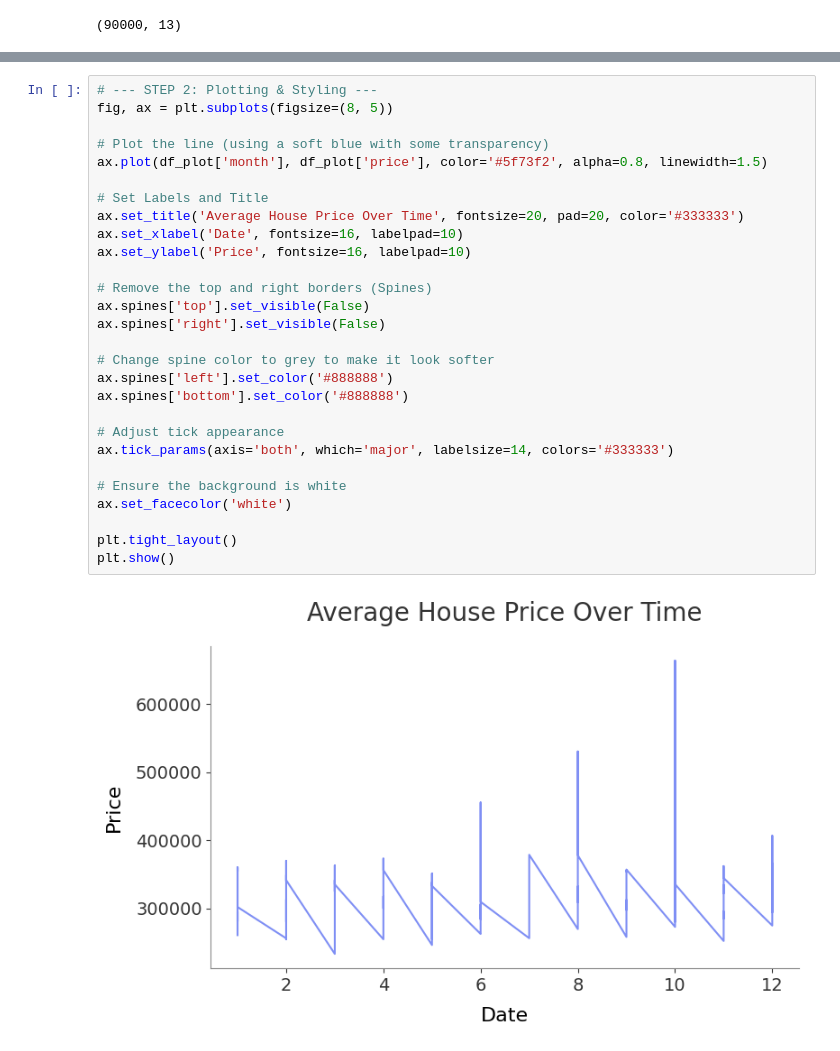
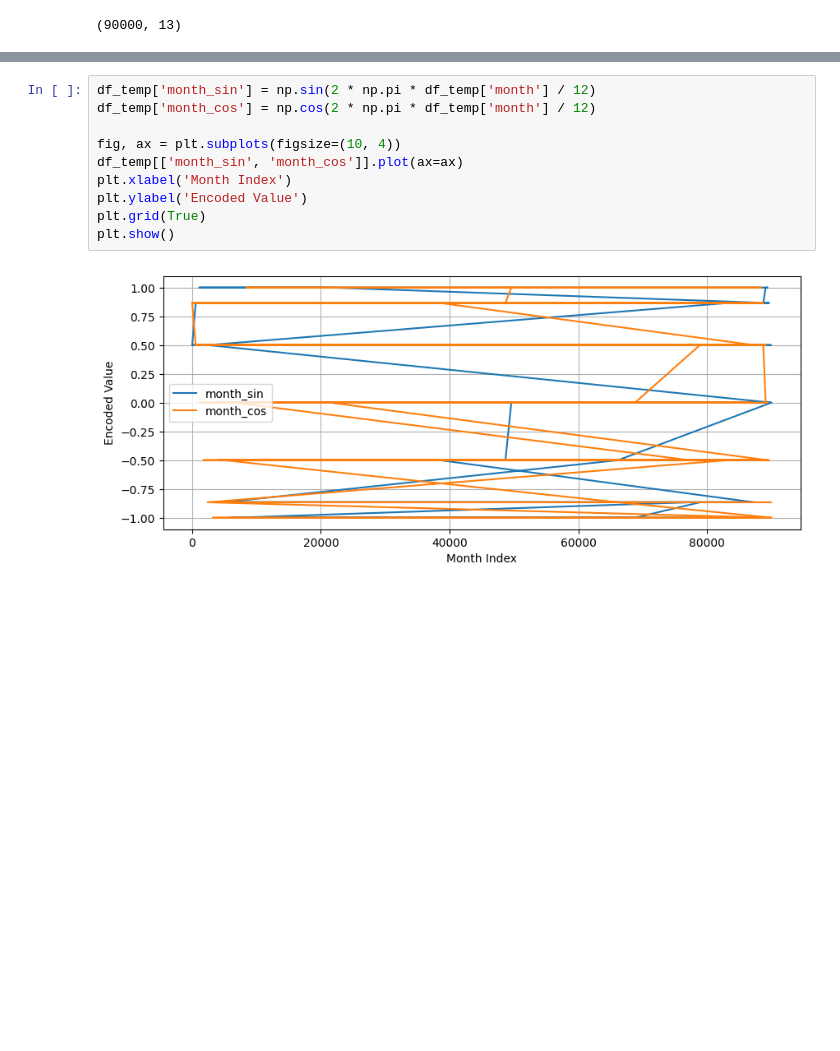
Before and after one commit to rbennum/house-price-prediction, a Jupyter notebook: notebooks/uk_house_price.ipynb, the cells around one changed output, grey strips where cells are left out. Saved outputs shown, nothing was run; the diff lists cells and outputs as text; blank space fills up the shorter version.

```diff
--- a/notebooks/uk_house_price.ipynb
+++ b/notebooks/uk_house_price.ipynb
@@ -146,30 +133,12 @@ df_plot.head()
-# %%
-# --- STEP 2: Plotting & Styling ---
-fig, ax = plt.subplots(figsize=(8, 5))
-
-# Plot the line (using a soft blue with some transparency)
-ax.plot(df_plot['month'], df_plot['price'], color='#5f73f2', alpha=0.8, linewidth=1.5)
-
-# Set Labels and Title
-ax.set_title('Average House Price Over Time', fontsize=20, pad=20, color='#333333')
-ax.set_xlabel('Date', fontsize=16, labelpad=10)
-ax.set_ylabel('Price', fontsize=16, labelpad=10)
-
-# Remove the top and right borders (Spines)
-ax.spines['top'].set_visible(False)
-ax.spines['right'].set_visible(False)
-
-# Change spine color to grey to make it look softer
-ax.spines['left'].set_color('#888888')
-ax.spines['bottom'].set_color('#888888')
-
-# Adjust tick appearance
-ax.tick_params(axis='both', which='major', labelsize=14, colors='#333333')
-
-# Ensure the background is white
-ax.set_facecolor('white')
-
-plt.tight_layout()
-plt.show()
-# %% [output]
-[figure, removed]
+# %%
+df_temp['month_sin'] = np.sin(2 * np.pi * df_temp['month'] / 12)
+df_temp['month_cos'] = np.cos(2 * np.pi * df_temp['month'] / 12)
+
+fig, ax = plt.subplots(figsize=(10, 4))
+df_temp[['month_sin', 'month_cos']].plot(ax=ax)
+plt.xlabel('Month Index')
+plt.ylabel('Encoded Value')
+plt.grid(True)
+plt.show()
+# %% [output]
+[figure, added]
```
Also changed, not shown: parts of 8 cells of this notebook.
